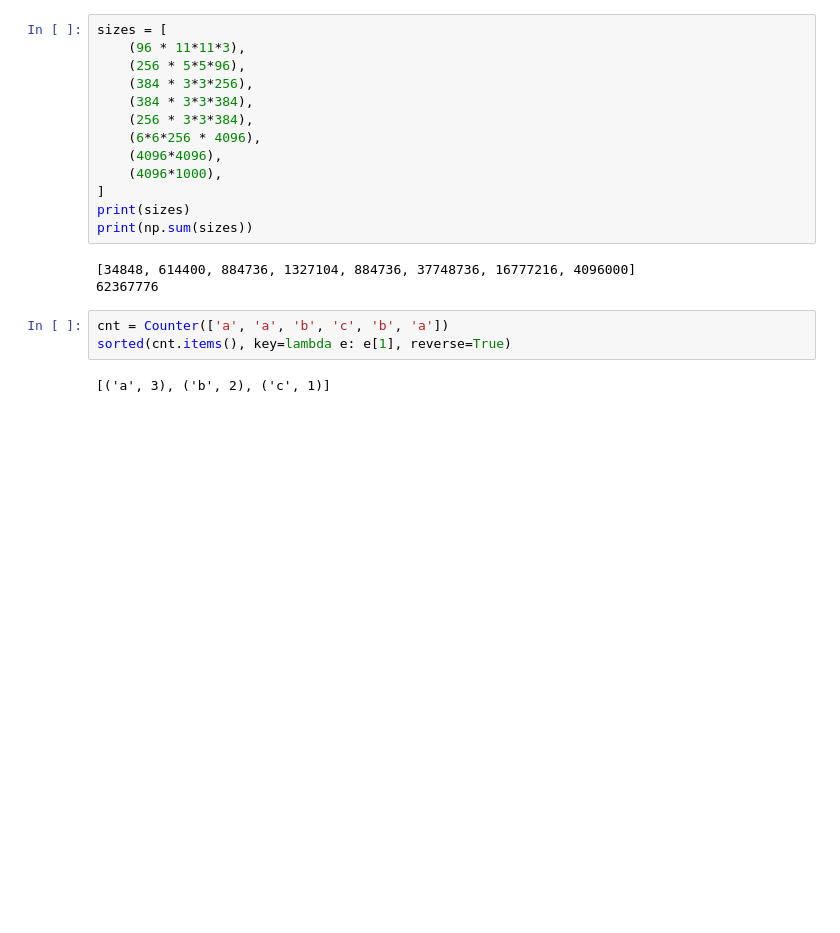
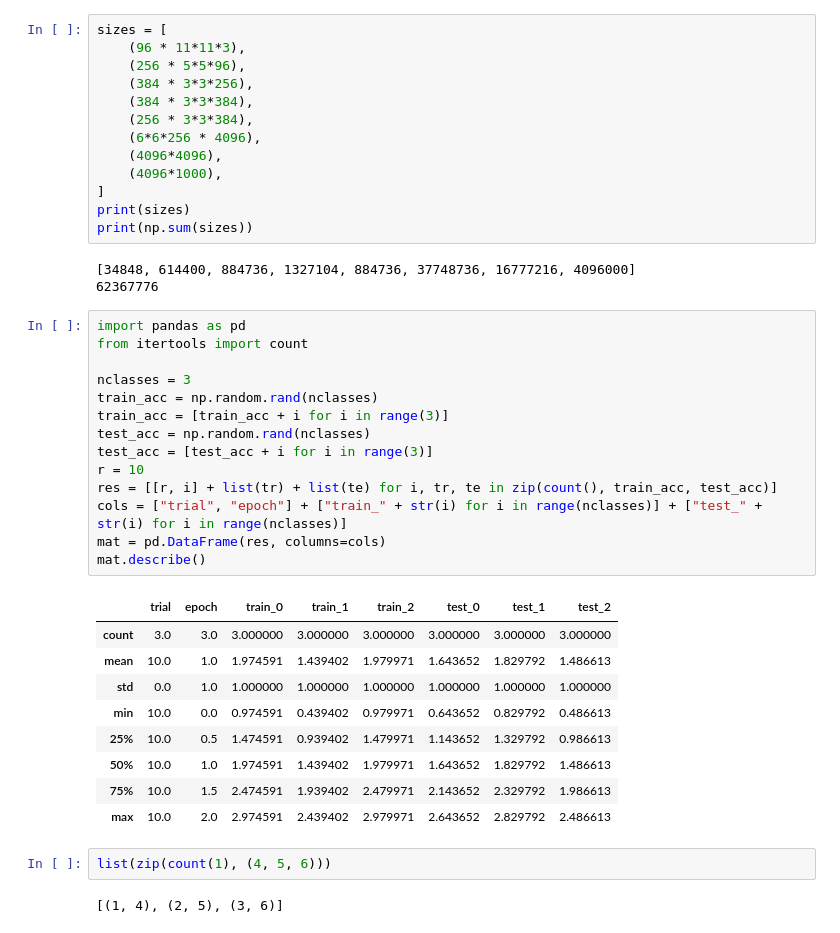
Before and after one commit to uvm-neurobotics-lab/higherANML, a Jupyter notebook: notebooks/ntraft-sandbox.ipynb, the cells around one changed output. Drawn from its saved outputs; the diff is of its cells as text; blank space fills up the shorter version.

```diff
--- a/notebooks/ntraft-sandbox.ipynb
+++ b/notebooks/ntraft-sandbox.ipynb
@@ -439,8 +519,31 @@ print(np.sum(sizes))
 # %% [output]
 [34848, 614400, 884736, 1327104, 884736, 37748736, 16777216, 4096000]
 62367776
-# %%
-cnt = Counter(['a', 'a', 'b', 'c', 'b', 'a'])
-sorted(cnt.items(), key=lambda e: e[1], reverse=True)
-# %% [output]
-[('a', 3), ('b', 2), ('c', 1)]
+# %%
+import pandas as pd
+from itertools import count
+
+nclasses = 3
+train_acc = np.random.rand(nclasses)
+train_acc = [train_acc + i for i in range(3)]
+test_acc = np.random.rand(nclasses)
+test_acc = [test_acc + i for i in range(3)]
+r = 10
+res = [[r, i] + list(tr) + list(te) for i, tr, te in zip(count(), train_acc, test_acc)]
+cols = ["trial", "epoch"] + ["train_" + str(i) for i in range(nclasses)] + ["test_" + str(i) for i in range(nclasses)]
+mat = pd.DataFrame(res, columns=cols)
+mat.describe()
+# %% [output]
+|  | trial | epoch | train_0 | train_1 | train_2 | test_0 | test_1 | test_2 |
+| count | 3.0 | 3.0 | 3.000000 | 3.000000 | 3.000000 | 3.000000 | 3.000000 | 3.000000 |
+| mean | 10.0 | 1.0 | 1.974591 | 1.439402 | 1.979971 | 1.643652 | 1.829792 | 1.486613 |
+| std | 0.0 | 1.0 | 1.000000 | 1.000000 | 1.000000 | 1.000000 | 1.000000 | 1.000000 |
+| min | 10.0 | 0.0 | 0.974591 | 0.439402 | 0.979971 | 0.643652 | 0.829792 | 0.486613 |
+| 25% | 10.0 | 0.5 | 1.474591 | 0.939402 | 1.479971 | 1.143652 | 1.329792 | 0.986613 |
+| 50% | 10.0 | 1.0 | 1.974591 | 1.439402 | 1.979971 | 1.643652 | 1.829792 | 1.486613 |
+| 75% | 10.0 | 1.5 | 2.474591 | 1.939402 | 2.479971 | 2.143652 | 2.329792 | 1.986613 |
+| max | 10.0 | 2.0 | 2.974591 | 2.439402 | 2.979971 | 2.643652 | 2.829792 | 2.486613 |
+# %%
+list(zip(count(1), (4, 5, 6)))
+# %% [output]
+[(1, 4), (2, 5), (3, 6)]
```
Also changed, not shown: parts of 9 cells of this notebook, 1 other file.
